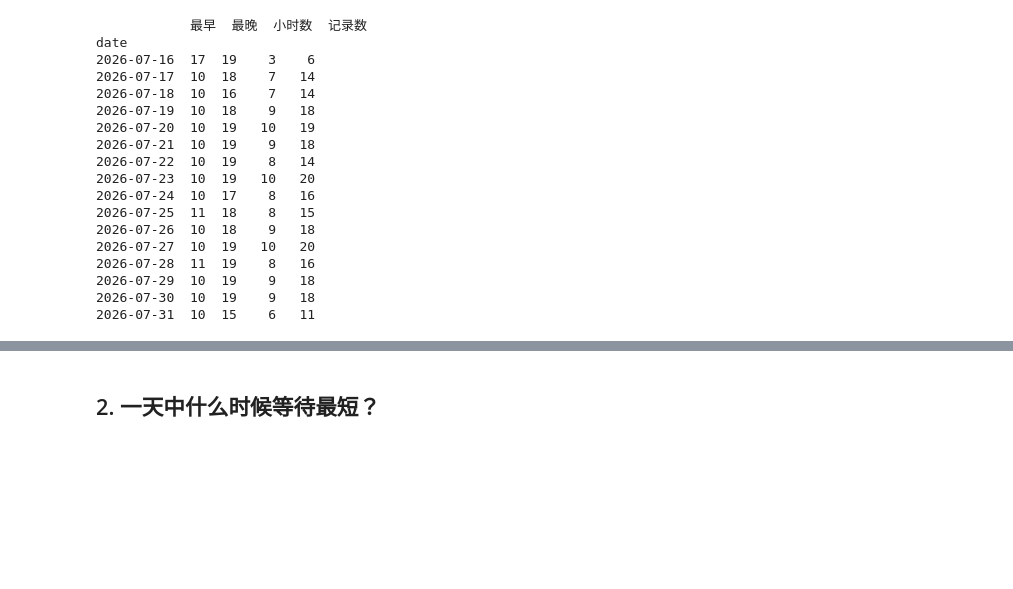
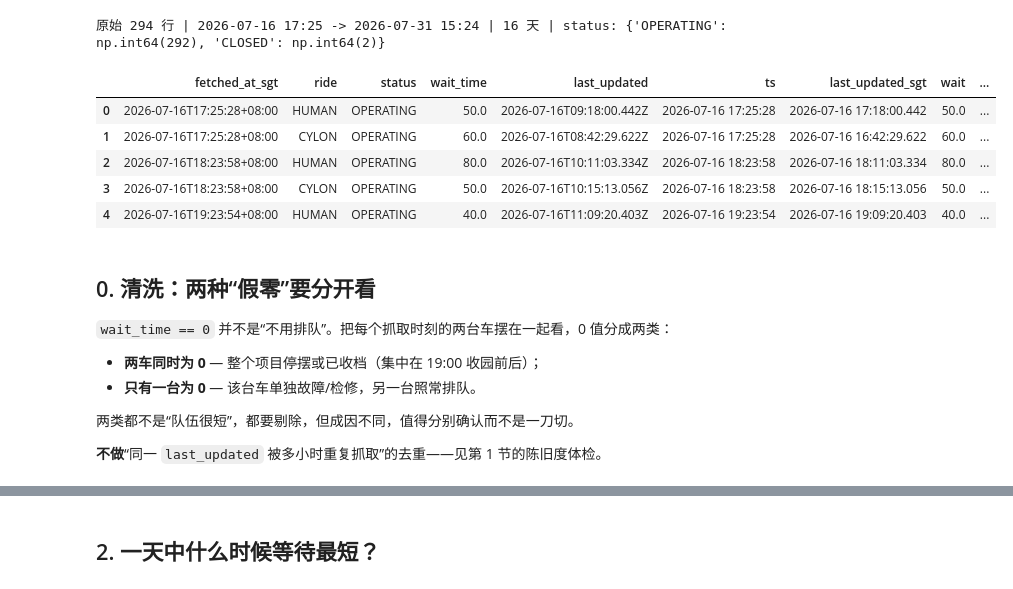
Before and after one commit to huiminli1998/uss-wait-times, a Jupyter notebook: analysis/analysis.ipynb, the cells around one changed output, grey strips where cells are left out. Cells and saved outputs as stored; diff of their text form; code cells hidden in the pictures; blank space fills up the shorter version.

```diff
--- a/analysis/analysis.ipynb
+++ b/analysis/analysis.ipynb
@@ -62,23 +12,50 @@ hour
-# %%
-cov = waits.groupby('date').agg(最早=('hour','min'), 最晚=('hour','max'),
-                                小时数=('hour','nunique'), 记录数=('wait_time','count'))
-print(cov.to_string())
-# %% [output]
-            最早  最晚  小时数  记录数
-date
-2026-07-16  17  19    3    6
-2026-07-17  10  18    7   14
-2026-07-18  10  16    7   14
-2026-07-19  10  18    9   18
-2026-07-20  10  19   10   19
-2026-07-21  10  19    9   18
-2026-07-22  10  19    8   14
-2026-07-23  10  19   10   20
-2026-07-24  10  17    8   16
-2026-07-25  11  18    8   15
-2026-07-26  10  18    9   18
-2026-07-27  10  19   10   20
-2026-07-28  11  19    8   16
-2026-07-29  10  19    9   18
-2026-07-30  10  19    9   18
-2026-07-31  10  15    6   11
+# %%
+import os
+os.chdir(r'C:\Users\huimin.li2\uss-analysis')
+import numpy as np, pandas as pd
+import matplotlib, matplotlib.pyplot as plt
+from scipy import stats
+
+matplotlib.rcParams['font.sans-serif'] = ['Microsoft YaHei', 'SimHei', 'DejaVu Sans']
+matplotlib.rcParams['axes.unicode_minus'] = False
+
+# 配色(取自 dataviz 参考调色板,已过色盲/对比度校验)
+C1, C2, C3 = '#2a78d6', '#eb6834', '#1baf7a'   # 蓝/橙/青
+GRID, MUTED, GOOD, BAD = '#e1e0d9', '#898781', '#0ca30c', '#d03b3b'
+def tidy(ax):
+    ax.grid(alpha=.35, color=GRID); ax.set_axisbelow(True)
+    for s in ('top', 'right'): ax.spines[s].set_visible(False)
+    return ax
+
+raw = pd.read_csv('data/waits.csv')
+raw['ts'] = pd.to_datetime(raw['fetched_at_sgt']).dt.tz_localize(None)
+raw['last_updated_sgt'] = (pd.to_datetime(raw['last_updated'], utc=True, format='mixed')
+                             .dt.tz_convert('Asia/Singapore').dt.tz_localize(None))
+raw['wait'] = pd.to_numeric(raw['wait_time'], errors='coerce')
+raw['stale_min'] = (raw['ts'] - raw['last_updated_sgt']).dt.total_seconds() / 60
+raw['date'] = raw['ts'].dt.date
+raw['hour'] = raw['ts'].dt.hour
+raw['dow']  = raw['ts'].dt.dayofweek
+raw['is_weekend'] = raw['dow'] >= 5
+print(f'原始 {len(raw)} 行 | {raw.ts.min():%Y-%m-%d %H:%M} -> {raw.ts.max():%Y-%m-%d %H:%M}'
+      f' | {raw.date.nunique()} 天 | status: {dict(raw.status.value_counts())}')
+raw.head()
+# %% [output]
+原始 294 行 | 2026-07-16 17:25 -> 2026-07-31 15:24 | 16 天 | status: {'OPERATING': np.int64(292), 'CLOSED': np.int64(2)}
+|  | fetched_at_sgt | ride | status | wait_time | last_updated | ts | last_updated_sgt | wait | ... |
+| 0 | 2026-07-16T17:25:28+08:00 | HUMAN | OPERATING | 50.0 | 2026-07-16T09:18:00.442Z | 2026-07-16 17:25:28 | 2026-07-16 17:18:00.442 | 50.0 | ... |
+| 1 | 2026-07-16T17:25:28+08:00 | CYLON | OPERATING | 60.0 | 2026-07-16T08:42:29.622Z | 2026-07-16 17:25:28 | 2026-07-16 16:42:29.622 | 60.0 | ... |
+| 2 | 2026-07-16T18:23:58+08:00 | HUMAN | OPERATING | 80.0 | 2026-07-16T10:11:03.334Z | 2026-07-16 18:23:58 | 2026-07-16 18:11:03.334 | 80.0 | ... |
+| 3 | 2026-07-16T18:23:58+08:00 | CYLON | OPERATING | 50.0 | 2026-07-16T10:15:13.056Z | 2026-07-16 18:23:58 | 2026-07-16 18:15:13.056 | 50.0 | ... |
+| 4 | 2026-07-16T19:23:54+08:00 | HUMAN | OPERATING | 40.0 | 2026-07-16T11:09:20.403Z | 2026-07-16 19:23:54 | 2026-07-16 19:09:20.403 | 40.0 | ... |
+# %% [markdown]
+## 0. 清洗：两种“假零”要分开看
+
+`wait_time == 0` 并不是“不用排队”。把每个抓取时刻的两台车摆在一起看，0 值分成两类：
+
+- **两车同时为 0** — 整个项目停摆或已收档（集中在 19:00 收园前后）；
+- **只有一台为 0** — 该台车单独故障/检修，另一台照常排队。
+
+两类都不是“队伍很短”，都要剔除，但成因不同，值得分别确认而不是一刀切。
+
+**不做**“同一 `last_updated` 被多小时重复抓取”的去重——见第 1 节的陈旧度体检。
```
Also changed, not shown: parts of 36 cells of this notebook.
